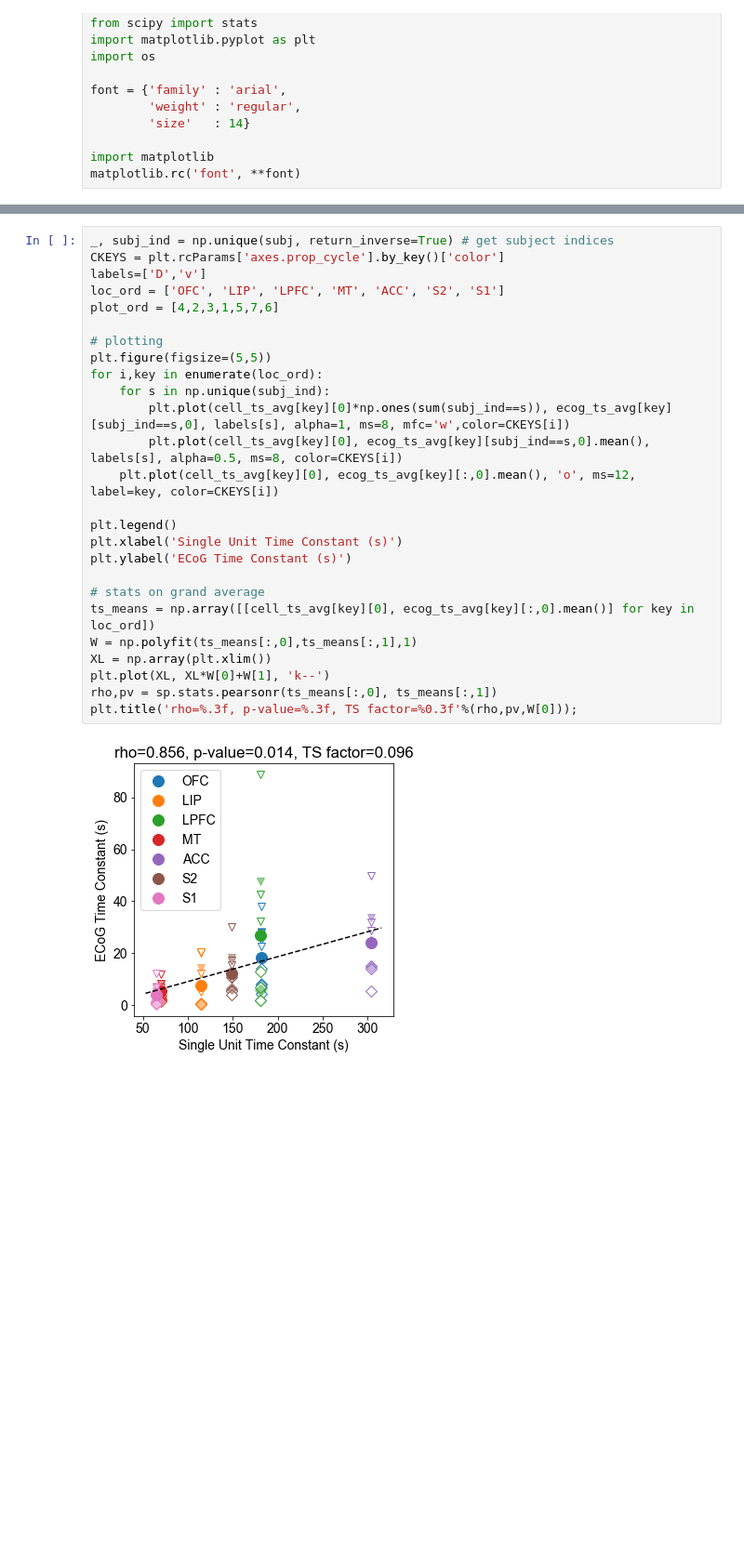
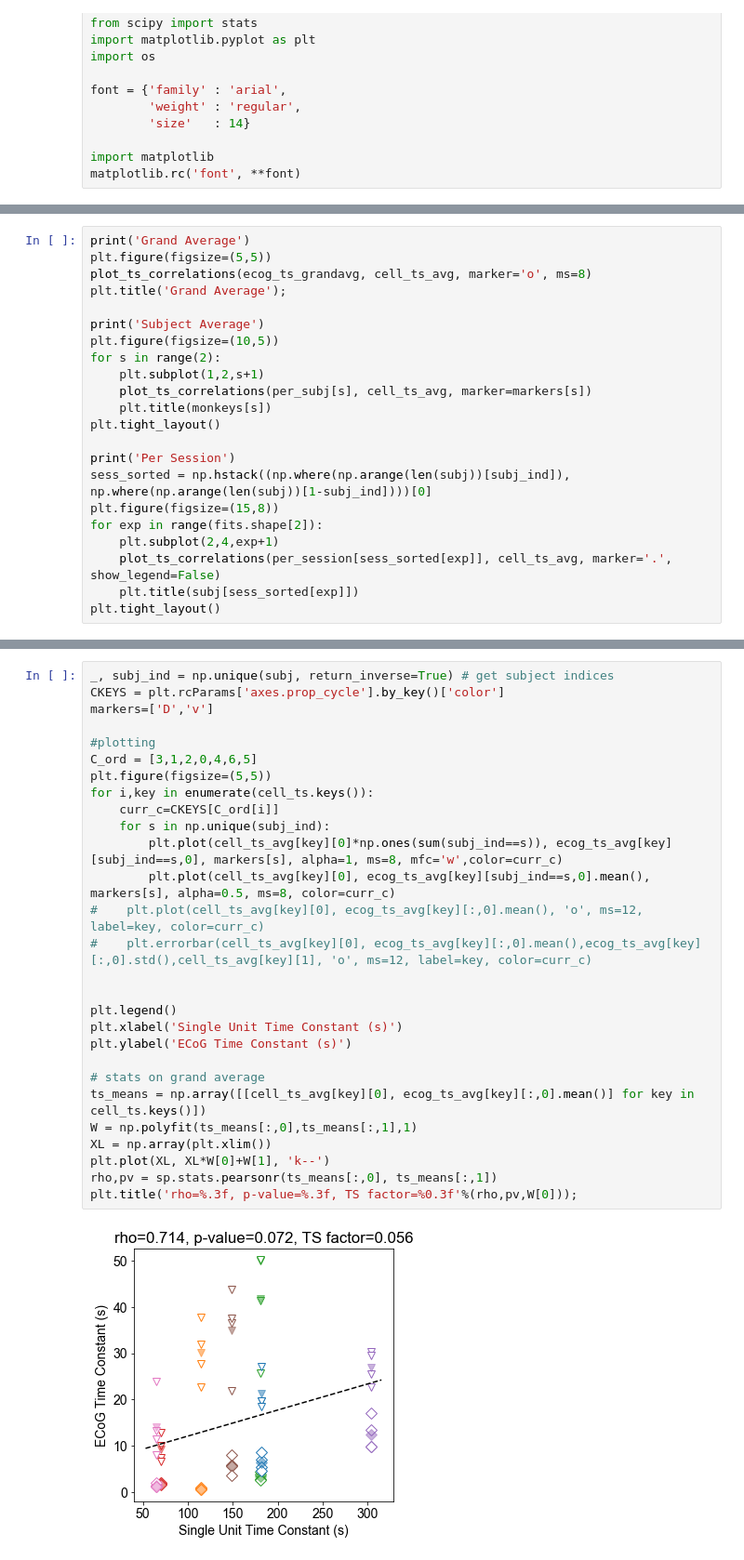
Before and after one commit to rdgao/SpaceRecon, a Jupyter notebook: notebooks/NeuroTycho/population_timescale.ipynb, the cells around one changed output, grey strips where cells are left out. Shown at 93% size. Drawn from its saved outputs; the diff is of its cells as text; blank space fills up the shorter version.

Commit message:
produced per-subj and per-sess averages

```diff
--- a/notebooks/NeuroTycho/population_timescale.ipynb
+++ b/notebooks/NeuroTycho/population_timescale.ipynb
@@ -83,0 +127,22 @@ for i,key in enumerate(cell_ts.keys()):
+# %%
+print('Grand Average')
+plt.figure(figsize=(5,5))
+plot_ts_correlations(ecog_ts_grandavg, cell_ts_avg, marker='o', ms=8)
+plt.title('Grand Average');
+
+print('Subject Average')
+plt.figure(figsize=(10,5))
+for s in range(2):
+    plt.subplot(1,2,s+1)
+    plot_ts_correlations(per_subj[s], cell_ts_avg, marker=markers[s])
+    plt.title(monkeys[s])
+plt.tight_layout()
+
+print('Per Session')
+sess_sorted = np.hstack((np.where(np.arange(len(subj))[subj_ind]), np.where(np.arange(len(subj))[1-subj_ind])))[0]
+plt.figure(figsize=(15,8))
+for exp in range(fits.shape[2]):
+    plt.subplot(2,4,exp+1)
+    plot_ts_correlations(per_session[sess_sorted[exp]], cell_ts_avg, marker='.', show_legend=False)
+    plt.title(subj[sess_sorted[exp]])
+plt.tight_layout()
@@ -84,28 +167,30 @@ for i,key in enumerate(cell_ts.keys()):
 # %%
 _, subj_ind = np.unique(subj, return_inverse=True) # get subject indices
 CKEYS = plt.rcParams['axes.prop_cycle'].by_key()['color']
-labels=['D','v']
-loc_ord = ['OFC', 'LIP', 'LPFC', 'MT', 'ACC', 'S2', 'S1']
-plot_ord = [4,2,3,1,5,7,6]
+markers=['D','v']
 
-# plotting
+#plotting
+C_ord = [3,1,2,0,4,6,5]
 plt.figure(figsize=(5,5))
-for i,key in enumerate(loc_ord):
+for i,key in enumerate(cell_ts.keys()):
+    curr_c=CKEYS[C_ord[i]]
     for s in np.unique(subj_ind):
-        plt.plot(cell_ts_avg[key][0]*np.ones(sum(subj_ind==s)), ecog_ts_avg[key][subj_ind==s,0], labels[s], alpha=1, ms=8, mfc='w',color=CKEYS[i])
-        plt.plot(cell_ts_avg[key][0], ecog_ts_avg[key][subj_ind==s,0].mean(), labels[s], alpha=0.5, ms=8, color=CKEYS[i])
-    plt.plot(cell_ts_avg[key][0], ecog_ts_avg[key][:,0].mean(), 'o', ms=12, label=key, color=CKEYS[i])
+        plt.plot(cell_ts_avg[key][0]*np.ones(sum(subj_ind==s)), ecog_ts_avg[key][subj_ind==s,0], markers[s], alpha=1, ms=8, mfc='w',color=curr_c)
+        plt.plot(cell_ts_avg[key][0], ecog_ts_avg[key][subj_ind==s,0].mean(), markers[s], alpha=0.5, ms=8, color=curr_c)
+#    plt.plot(cell_ts_avg[key][0], ecog_ts_avg[key][:,0].mean(), 'o', ms=12, label=key, color=curr_c)
+#    plt.errorbar(cell_ts_avg[key][0], ecog_ts_avg[key][:,0].mean(),ecog_ts_avg[key][:,0].std(),cell_ts_avg[key][1], 'o', ms=12, label=key, color=curr_c)
+
 
 plt.legend()
 plt.xlabel('Single Unit Time Constant (s)')
 plt.ylabel('ECoG Time Constant (s)')
 
 # stats on grand average
-ts_means = np.array([[cell_ts_avg[key][0], ecog_ts_avg[key][:,0].mean()] for key in loc_ord])
+ts_means = np.array([[cell_ts_avg[key][0], ecog_ts_avg[key][:,0].mean()] for key in cell_ts.keys()])
 W = np.polyfit(ts_means[:,0],ts_means[:,1],1)
 XL = np.array(plt.xlim())
 plt.plot(XL, XL*W[0]+W[1], 'k--')
 rho,pv = sp.stats.pearsonr(ts_means[:,0], ts_means[:,1])
 plt.title('rho=%.3f, p-value=%.3f, TS factor=%0.3f'%(rho,pv,W[0]));
 # %% [output]
-[figure, old version]
+[figure, new version]
```
Also changed, not shown: parts of 3 cells of this notebook.
